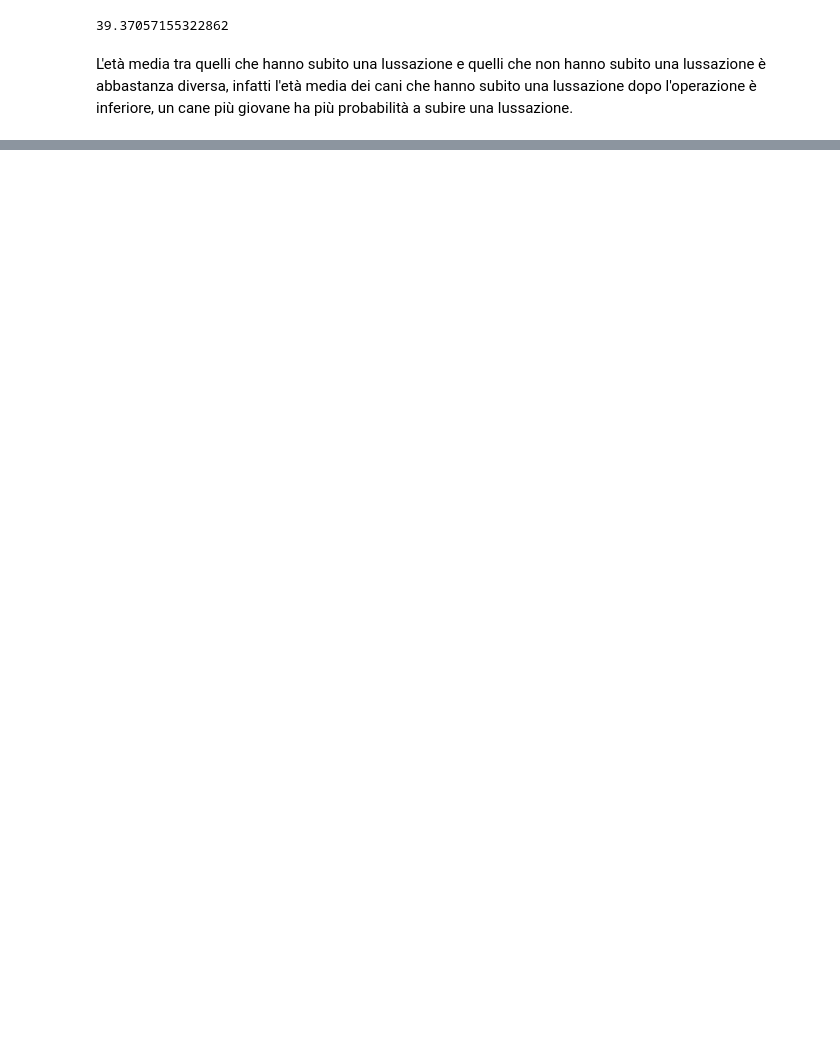
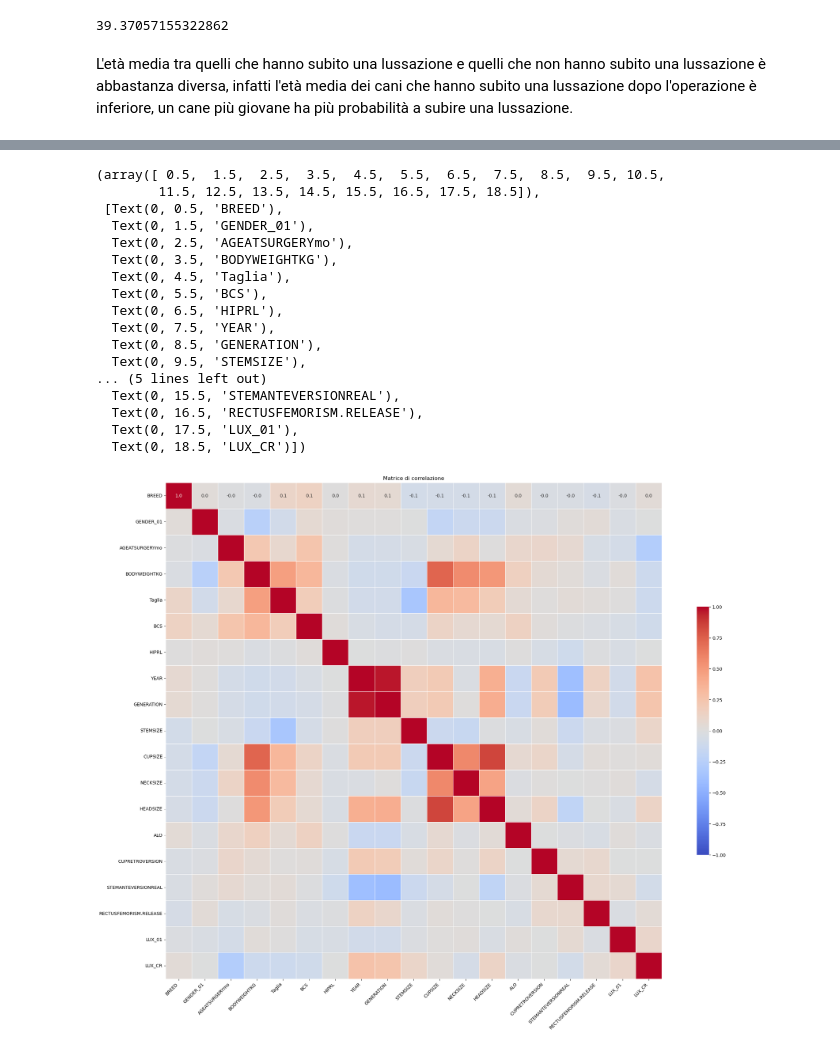
Before and after one commit to MatteoBisotti/Tirocinio, a Jupyter notebook: tirocinio/Analisi/analisi_descrittiva.ipynb, the cells around one changed output, grey strips where cells are left out. Drawn from its saved outputs; the diff is of its cells as text; code cells hidden in the pictures; blank space fills up the shorter version.

```diff
--- a/tirocinio/Analisi/AnalisiDbCani.ipynb
+++ b/tirocinio/Analisi/analisi_descrittiva.ipynb
@@ -951,0 +936,3 @@ plt.show()
+# %%
+dataset_drop = dataset.drop(['CASE_ID', 'n_luxation', 'first_lux_days_after_thr', 'DIRECTION'], axis=1)
+dataset_drop
@@ -951,0 +953,38 @@ plt.show()
+# %%
+matrice_corr_drop = dataset_drop.corr()
+
+# Dimensione della figura
+plt.figure(figsize=(28, 20))
+
+# Informazioni della heatmap
+sns.heatmap(matrice_corr_drop, annot=True,
+                      fmt='.1f', cmap='coolwarm',
+                      square=True, linewidths=.5,
+                      cbar_kws={'shrink': .5},
+                      vmin=-1.0, vmax=1.0)
+
+# Titolo
+plt.title("Matrice di correlazione")
+
+# Descrizione delle etichette della matrice
+plt.xticks(rotation=45, ha='right')
+plt.yticks(rotation=0)
+# %% [output]
+(array([ 0.5,  1.5,  2.5,  3.5,  4.5,  5.5,  6.5,  7.5,  8.5,  9.5, 10.5,
+        11.5, 12.5, 13.5, 14.5, 15.5, 16.5, 17.5, 18.5]),
+ [Text(0, 0.5, 'BREED'),
+  Text(0, 1.5, 'GENDER_01'),
+  Text(0, 2.5, 'AGEATSURGERYmo'),
+  Text(0, 3.5, 'BODYWEIGHTKG'),
+  Text(0, 4.5, 'Taglia'),
+  Text(0, 5.5, 'BCS'),
+  Text(0, 6.5, 'HIPRL'),
+  Text(0, 7.5, 'YEAR'),
+  Text(0, 8.5, 'GENERATION'),
+  Text(0, 9.5, 'STEMSIZE'),
+... (5 lines left out)
+  Text(0, 15.5, 'STEMANTEVERSIONREAL'),
+  Text(0, 16.5, 'RECTUSFEMORISM.RELEASE'),
+  Text(0, 17.5, 'LUX_01'),
+  Text(0, 18.5, 'LUX_CR')])
+[figure, added]
```
Also changed, not shown: parts of 72 cells of this notebook, 2 other files.
